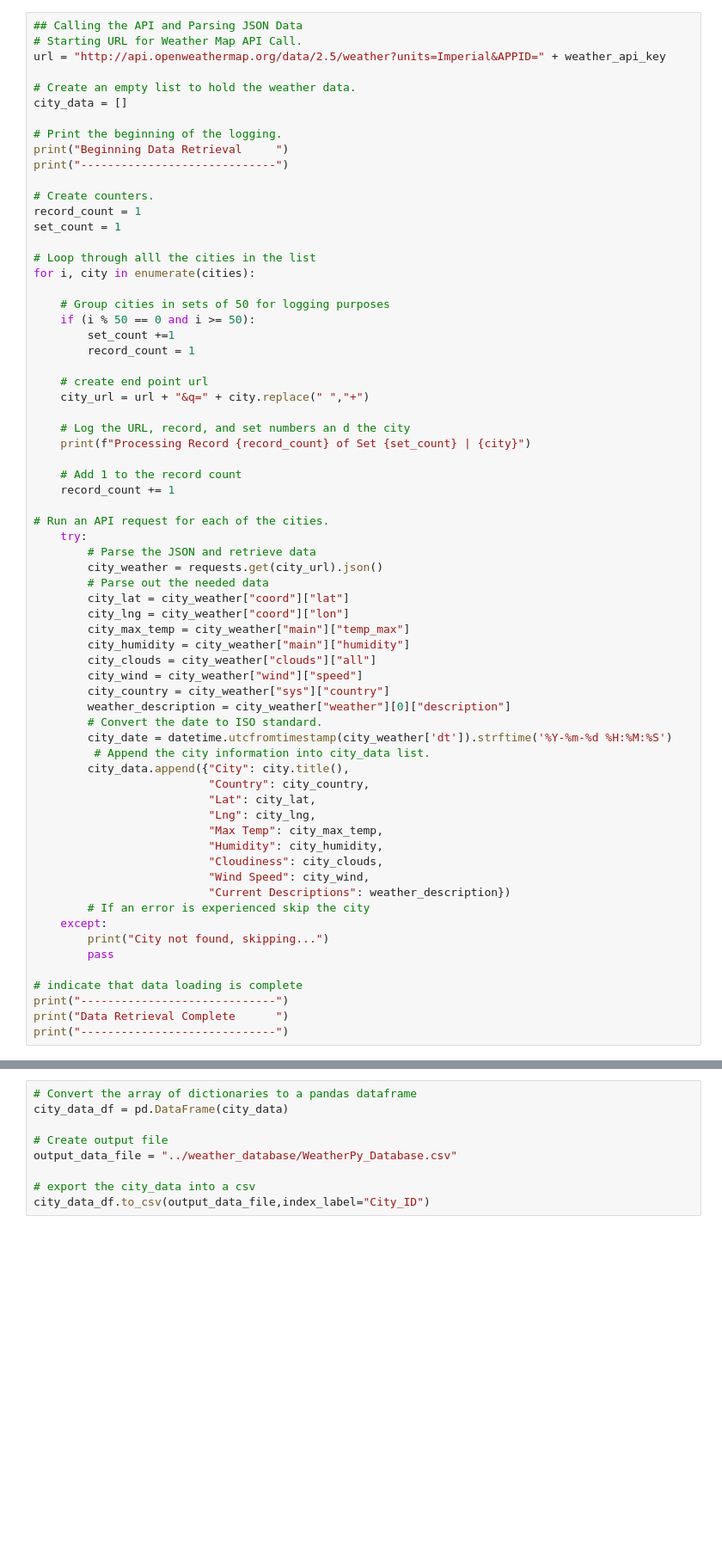
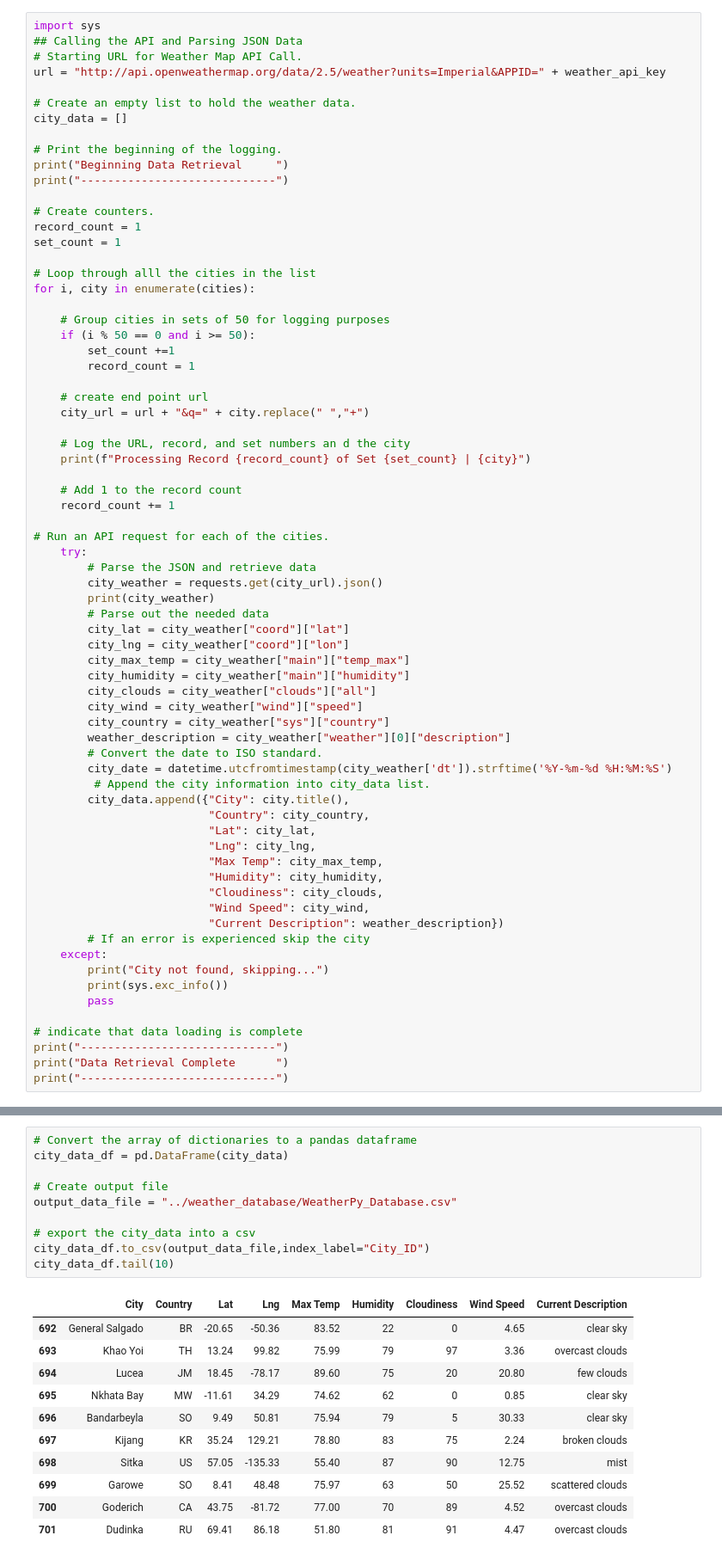
Before and after one commit to soudersmax/world_weather_analysis, a Jupyter notebook: weather_database/weather_database.ipynb, the cells around one changed output, grey strips where cells are left out. Shown at 86% size. Saved outputs shown, nothing was run; the diff lists cells and outputs as text; blank space fills up the shorter version.

```diff
--- a/weather_database/weather_database.ipynb
+++ b/weather_database/weather_database.ipynb
@@ -32,4 +32,5 @@ len(cities)
 # %%
+import sys
 ## Calling the API and Parsing JSON Data
 # Starting URL for Weather Map API Call.
 url = "http://api.openweathermap.org/data/2.5/weather?units=Imperial&APPID=" + weather_api_key
@@ -66,6 +67,7 @@ for i, city in enumerate(cities):
     try:
         # Parse the JSON and retrieve data
         city_weather = requests.get(city_url).json()
+        print(city_weather)
         # Parse out the needed data
         city_lat = city_weather["coord"]["lat"]
         city_lng = city_weather["coord"]["lon"]
@@ -86,10 +88,11 @@ for i, city in enumerate(cities):
                           "Humidity": city_humidity,
                           "Cloudiness": city_clouds,
                           "Wind Speed": city_wind,
-                          "Current Descriptions": weather_description})
+                          "Current Description": weather_description})
         # If an error is experienced skip the city
     except:
         print("City not found, skipping...")
+        print(sys.exc_info())
         pass
 
 # indicate that data loading is complete
@@ -117,9 +120,22 @@ Data Retrieval Complete
 # %%
 # Convert the array of dictionaries to a pandas dataframe
 city_data_df = pd.DataFrame(city_data)
 
 # Create output file
 output_data_file = "../weather_database/WeatherPy_Database.csv"
 
 # export the city_data into a csv
 city_data_df.to_csv(output_data_file,index_label="City_ID")
+city_data_df.tail(10)
+# %% [output]
+|  | City | Country | Lat | Lng | Max Temp | Humidity | Cloudiness | Wind Speed | Current Description |
+| 692 | General Salgado | BR | -20.65 | -50.36 | 83.52 | 22 | 0 | 4.65 | clear sky |
+| 693 | Khao Yoi | TH | 13.24 | 99.82 | 75.99 | 79 | 97 | 3.36 | overcast clouds |
+| 694 | Lucea | JM | 18.45 | -78.17 | 89.60 | 75 | 20 | 20.80 | few clouds |
+| 695 | Nkhata Bay | MW | -11.61 | 34.29 | 74.62 | 62 | 0 | 0.85 | clear sky |
+| 696 | Bandarbeyla | SO | 9.49 | 50.81 | 75.94 | 79 | 5 | 30.33 | clear sky |
+| 697 | Kijang | KR | 35.24 | 129.21 | 78.80 | 83 | 75 | 2.24 | broken clouds |
+| 698 | Sitka | US | 57.05 | -135.33 | 55.40 | 87 | 90 | 12.75 | mist |
+| 699 | Garowe | SO | 8.41 | 48.48 | 75.97 | 63 | 50 | 25.52 | scattered clouds |
+| 700 | Goderich | CA | 43.75 | -81.72 | 77.00 | 70 | 89 | 4.52 | overcast clouds |
+| 701 | Dudinka | RU | 69.41 | 86.18 | 51.80 | 81 | 91 | 4.47 | overcast clouds |
```
Also changed, not shown: parts of 3 cells of this notebook, 6 other files.
